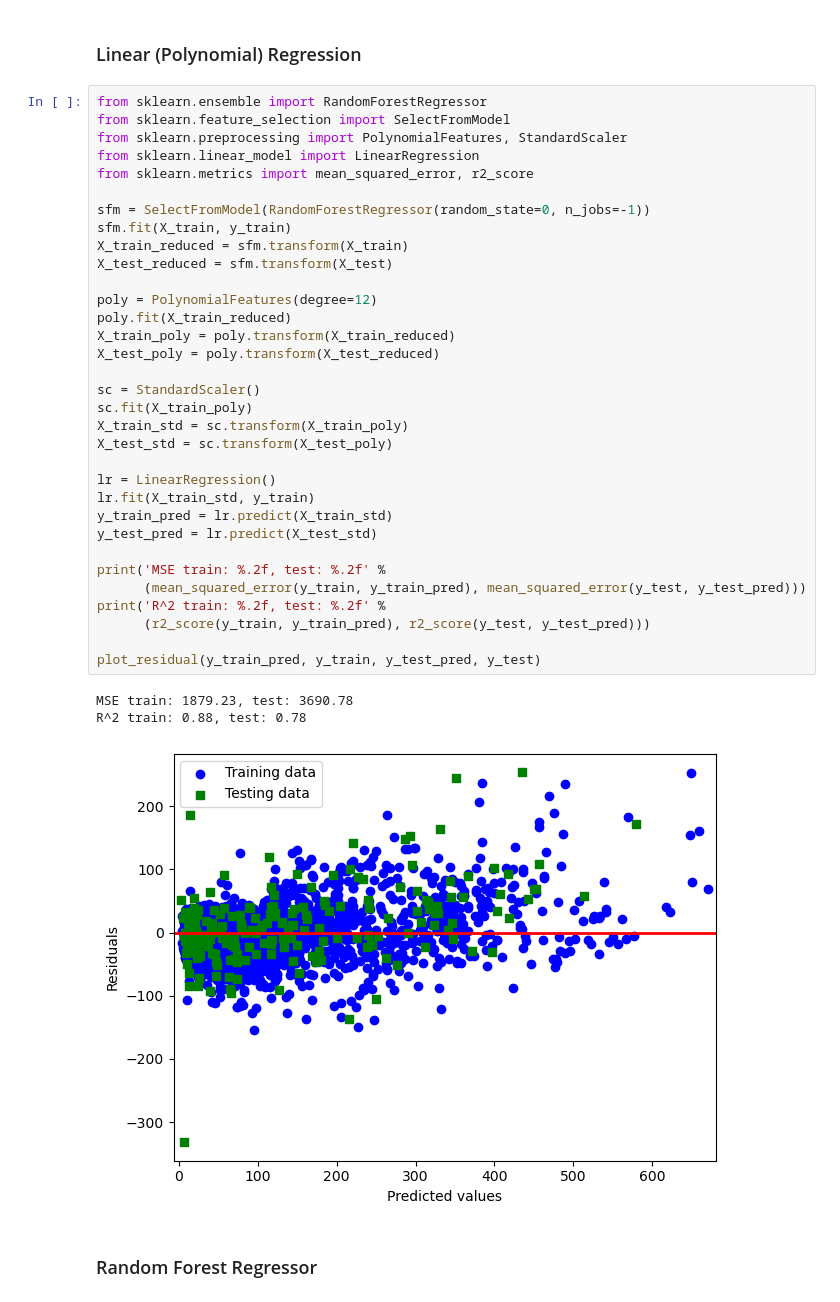
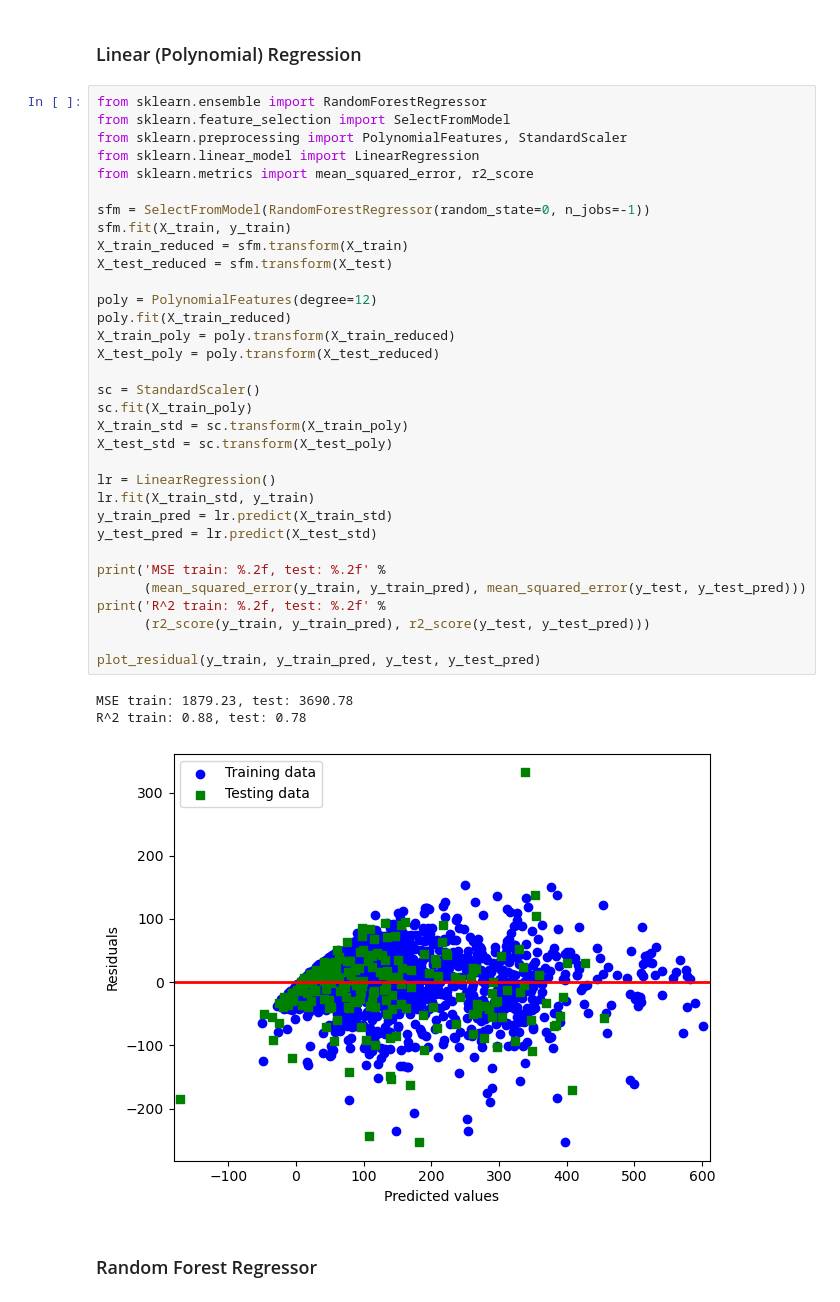
Before and after one commit to EricLu1218/Deep_Learning, a Jupyter notebook: Lab04-2_Regression/Lab04-2_110062802.ipynb, the cells around one changed output. Cells and saved outputs as stored; diff of their text form.

```diff
--- a/Lab04-2_Regression/Lab04-2_110062802.ipynb
+++ b/Lab04-2_Regression/Lab04-2_110062802.ipynb
@@ -89,35 +89,35 @@ from sklearn.linear_model import LinearRegression
 from sklearn.metrics import mean_squared_error, r2_score
 
 sfm = SelectFromModel(RandomForestRegressor(random_state=0, n_jobs=-1))
 sfm.fit(X_train, y_train)
 X_train_reduced = sfm.transform(X_train)
 X_test_reduced = sfm.transform(X_test)
 
 poly = PolynomialFeatures(degree=12)
 poly.fit(X_train_reduced)
 X_train_poly = poly.transform(X_train_reduced)
 X_test_poly = poly.transform(X_test_reduced)
 
 sc = StandardScaler()
 sc.fit(X_train_poly)
 X_train_std = sc.transform(X_train_poly)
 X_test_std = sc.transform(X_test_poly)
 
 lr = LinearRegression()
 lr.fit(X_train_std, y_train)
 y_train_pred = lr.predict(X_train_std)
 y_test_pred = lr.predict(X_test_std)
 
 print('MSE train: %.2f, test: %.2f' %
       (mean_squared_error(y_train, y_train_pred), mean_squared_error(y_test, y_test_pred)))
 print('R^2 train: %.2f, test: %.2f' %
       (r2_score(y_train, y_train_pred), r2_score(y_test, y_test_pred)))
 
-plot_residual(y_train_pred, y_train, y_test_pred, y_test)
+plot_residual(y_train, y_train_pred, y_test, y_test_pred)
 # %% [output]
 MSE train: 1879.23, test: 3690.78
 R^2 train: 0.88, test: 0.78
-[figure, old version]
+[figure, new version]
 # %% [markdown]
 ### Random Forest Regressor
 # %%
```
Also changed, not shown: parts of 1 cell of this notebook.
